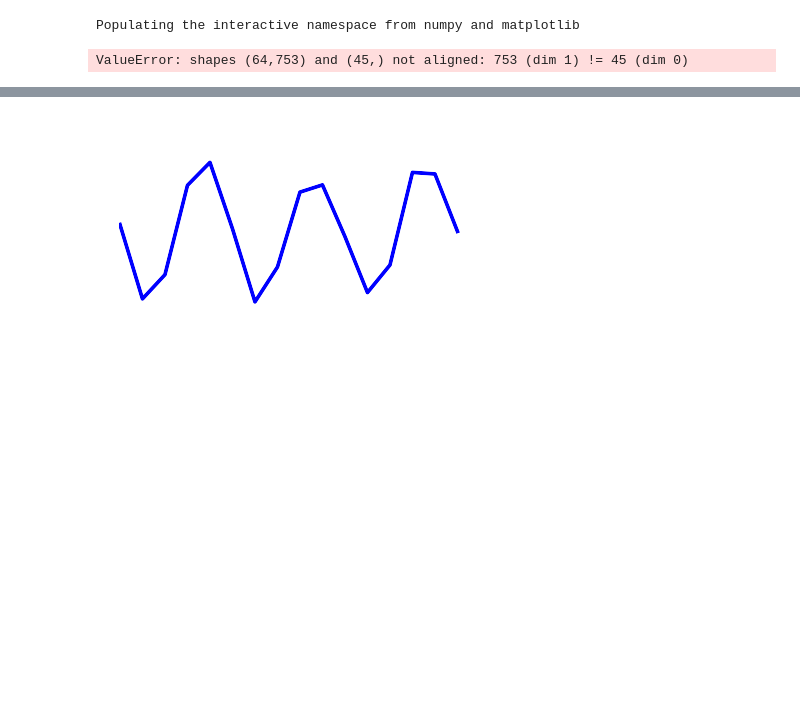
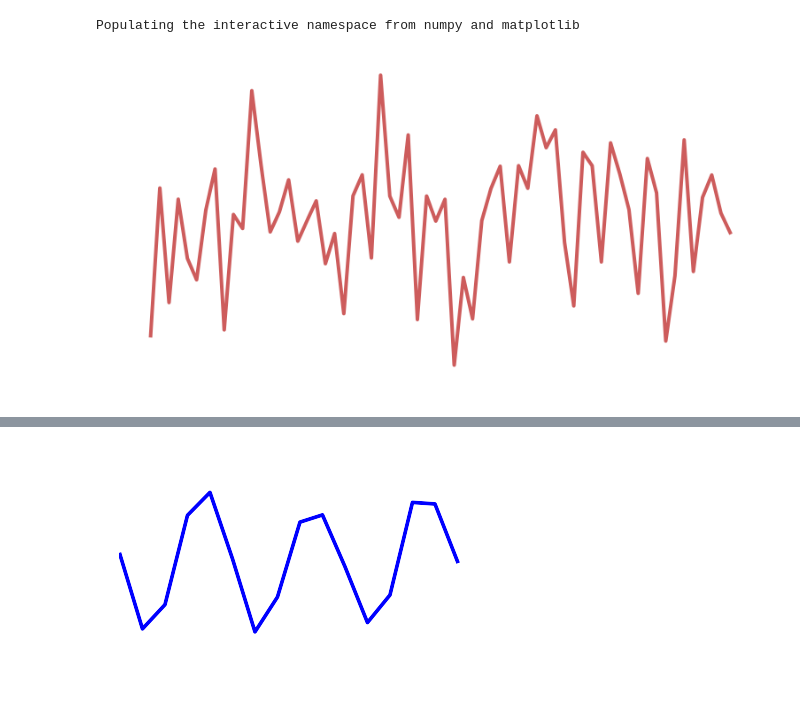
Before and after one commit to davmre/sigvisa, a Jupyter notebook: notebooks/rugs_wavelet_illustrations.ipynb, the cells around one changed output, grey strips where cells are left out. Cells and saved outputs as stored; diff of their text form; code cells hidden in the pictures; blank space fills up the shorter version.

```diff
--- a/notebooks/rugs_wavelet_illustrations.ipynb
+++ b/notebooks/rugs_wavelet_illustrations.ipynb
@@ -6,8 +6,14 @@ from sigvisa.models.wiggles.wavelets import construct_full_basis
 # %% [output]
 Populating the interactive namespace from numpy and matplotlib
 # %%
-db4 = construct_full_basis(1.0, "db4_0.5_99_64")
-haar = construct_full_basis(1.0, "db1_1.0_99_64")
+#db4 = construct_full_basis(1.0, "db4_0.5_99_64")
+
+db4 = construct_full_basis(srate=1.0,
+                           wavelet_family='db4',
+                           wiggle_len_s=64.0,
+                           decomp_levels=3)
+
+#haar = construct_full_basis(1.0, "db1_1.0_99_64")
 # %%
 def plot_frameless(z, figsize=(10,5), ylim=None, *args, **kwargs):
     fig = plt.figure(frameon=False, figsize=figsize)
@@ -18,12 +24,12 @@ def plot_frameless(z, figsize=(10,5), ylim=None, *args, **kwargs):
         ax.set_ylim(ylim)
     return ax
 # %%
-w = np.random.randn(45)
+w = np.random.randn(84)
 z = np.dot(db4.T, w)
 plot_frameless(z, c="indianred", lw=4)
 z_wavelet = z
 # %% [output]
-ValueError: shapes (64,753) and (45,) not aligned: 753 (dim 1) != 45 (dim 0)
+[figure, added]
 # %%
 z = np.sin(np.linspace(-10, 10, 64)) + 0.2*np.random.randn(64)
 
```
Also changed, not shown: parts of 5 cells of this notebook, 15 other files.
